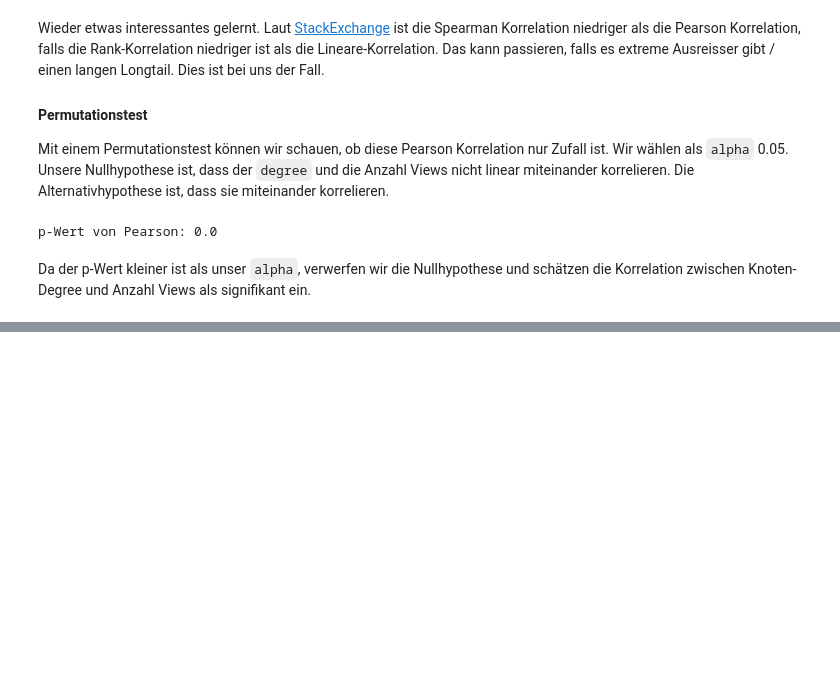
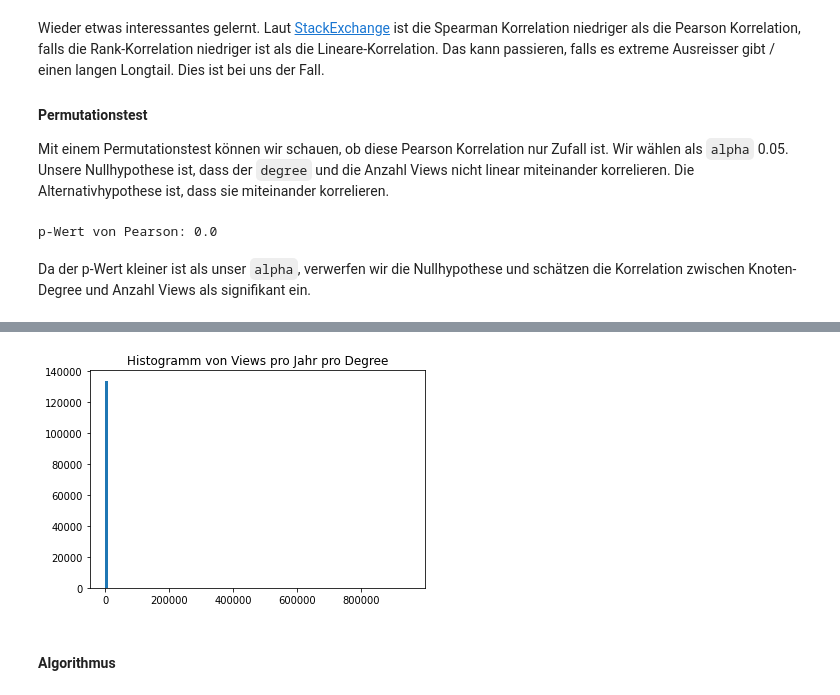
Before and after one commit to kenfus/SAN, a Jupyter notebook: main.ipynb, the cells around one changed output, grey strips where cells are left out. Cells and saved outputs as stored; diff of their text form; code cells hidden in the pictures; blank space fills up the shorter version.

Commit message:
Added algorithmus.

```diff
--- a/main.ipynb
+++ b/main.ipynb
@@ -491,0 +498,10 @@ Da die lineare Korrelation mit 0.650 nicht perfekt ist, können wir einen Algori
+# %%
+MAX_VERTRÄGE = 30
+VERLANGTE_REICHWEITE_JAHR_2019 = 5*10**7 # 50 Millionen
+
+## Dependent variables
+features_optimizer = features.copy()
+features_optimizer = features_optimizer[features_optimizer.language.isin(['EN', 'DE'])]
+features_optimizer['registration_year'] = features_optimizer.created_at.dt.year
+features_optimizer['views_per_year'] = features_optimizer.views / (2019 - features_optimizer.registration_year)
+features_optimizer['views_per_year_per_degree'] = features_optimizer.views_per_year / features_optimizer.degree
@@ -491,0 +517,8 @@ Da die lineare Korrelation mit 0.650 nicht perfekt ist, können wir einen Algori
+# %%
+plt.hist(features_optimizer.views_per_year_per_degree, bins=100)
+plt.title('Histogramm von Views pro Jahr pro Degree')
+plt.show()
+# %% [output]
+[figure, added]
+# %% [markdown]
+#### Algorithmus
```
Also changed, not shown: parts of 9 cells of this notebook.
